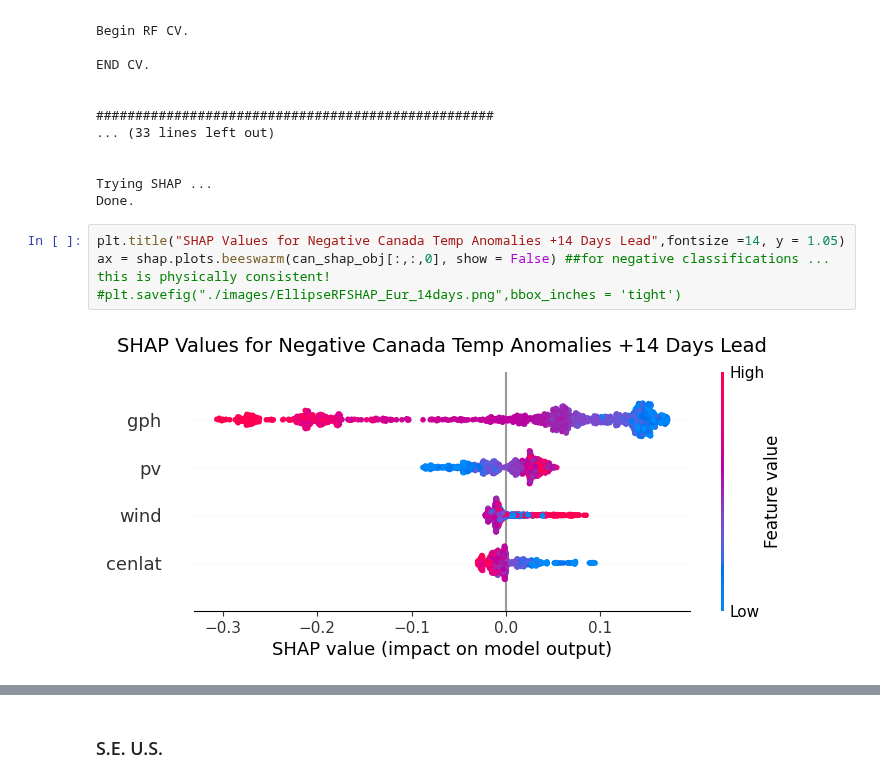
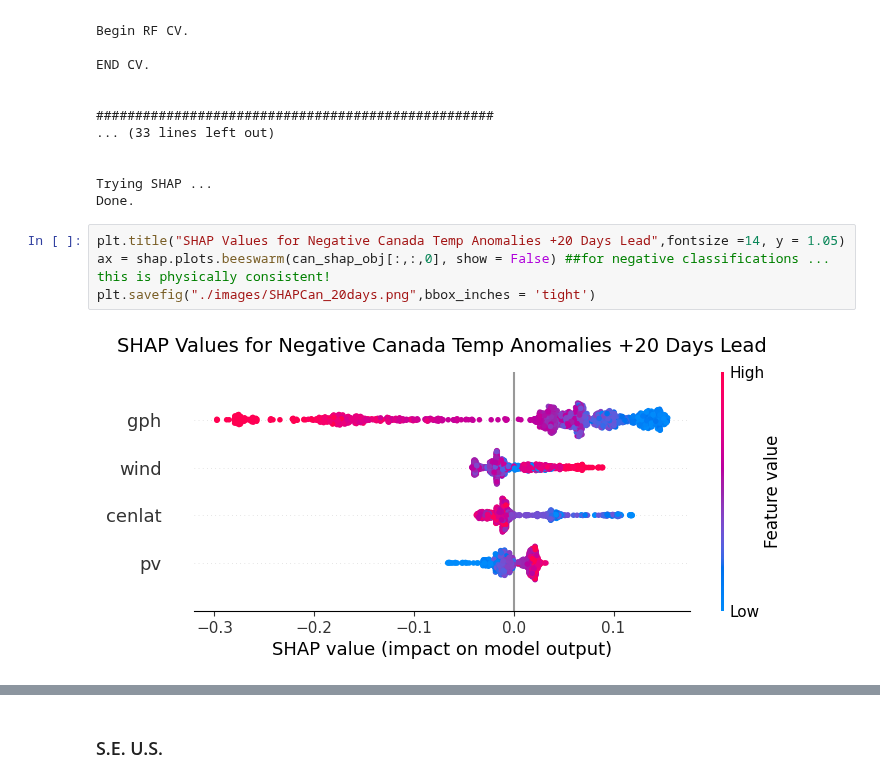
Before and after one commit to emf98/LessonsLearned, a Jupyter notebook: leadtimes/20days/20day_RF_Master.ipynb, the cells around one changed output, grey strips where cells are left out. Drawn from its saved outputs; the diff is of its cells as text.

```diff
--- a/leadtimes/20days/20day_RF_Master.ipynb
+++ b/leadtimes/20days/20day_RF_Master.ipynb
@@ -304,11 +303,11 @@ END CV.
 Trying SHAP ...
 Done.
 # %%
-plt.title("SHAP Values for Negative Canada Temp Anomalies +14 Days Lead",fontsize =14, y = 1.05)
+plt.title("SHAP Values for Negative Canada Temp Anomalies +20 Days Lead",fontsize =14, y = 1.05)
 ax = shap.plots.beeswarm(can_shap_obj[:,:,0], show = False) ##for negative classifications ... this is physically consistent!
-#plt.savefig("./images/EllipseRFSHAP_Eur_14days.png",bbox_inches = 'tight')
+plt.savefig("./images/SHAPCan_20days.png",bbox_inches = 'tight')
 # %% [output]
-[figure, old version]
+[figure, new version]
 # %%
 #######bar plot for showing the distribution of confident predictions
 bins = np.linspace(0.4, 1,13)  # 10 bins from 0.4 to 1
```
Also changed, not shown: parts of 6 cells of this notebook, 15 other files.
